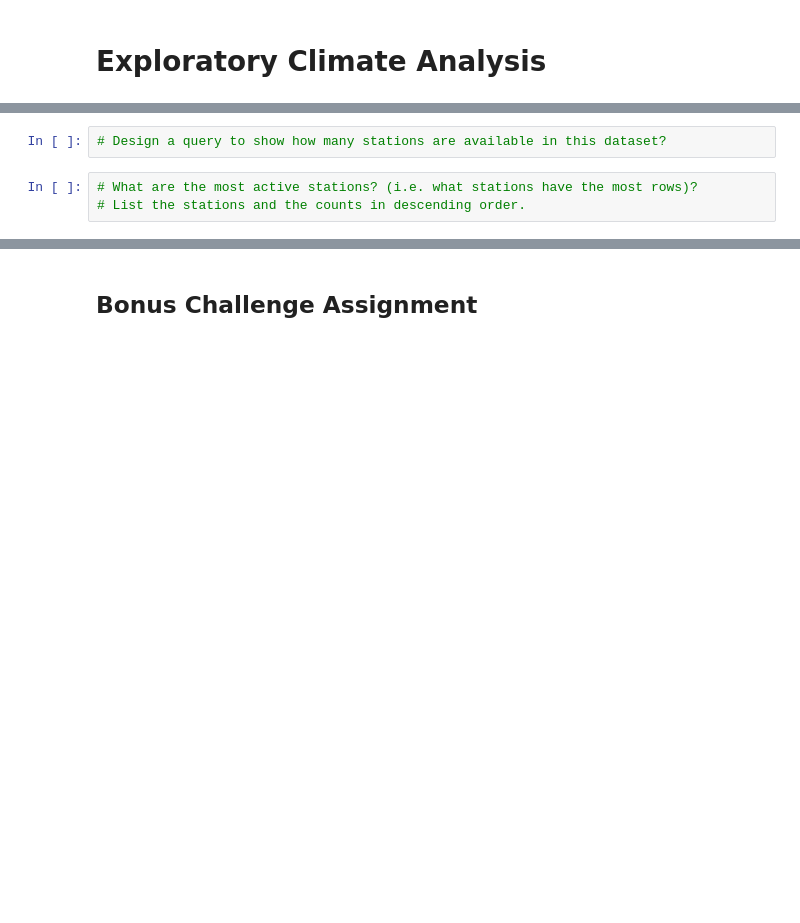
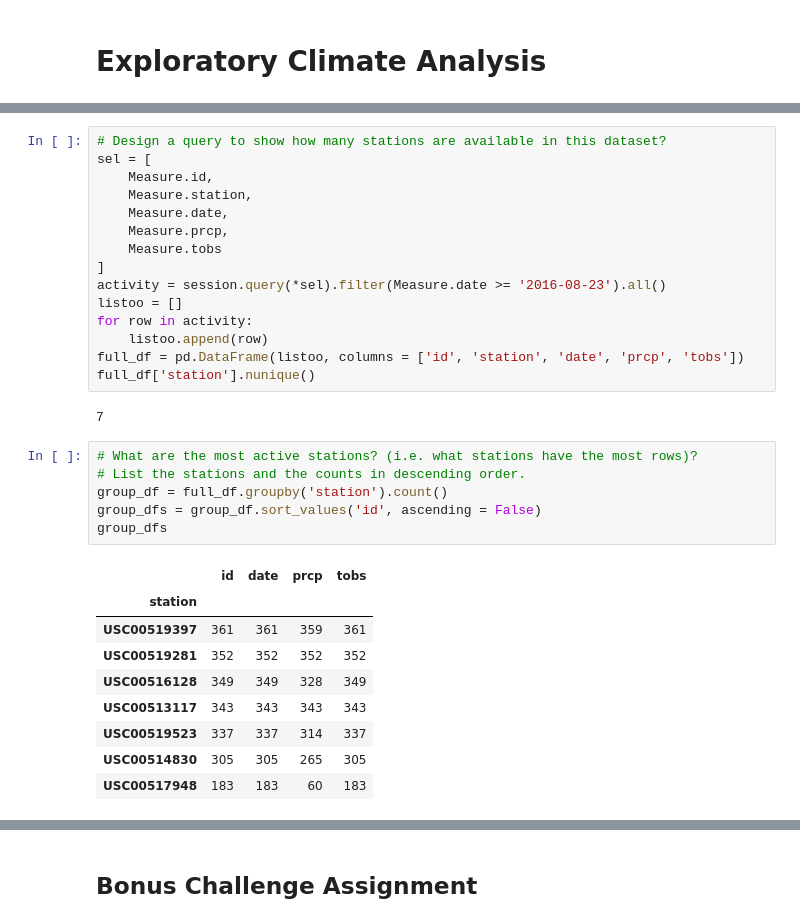
Before and after one commit to Blashford/SQLalchemy-Challenge, a Jupyter notebook: climate_starter.ipynb, the cells around one changed output, grey strips where cells are left out. Cells and saved outputs as stored; diff of their text form; blank space fills up the shorter version.

```diff
--- a/climate_starter.ipynb
+++ b/climate_starter.ipynb
@@ -100,8 +98,36 @@ measure_df
-# %%
-# Design a query to show how many stations are available in this dataset?
+# %%
+# Design a query to show how many stations are available in this dataset?
+sel = [
+    Measure.id,
+    Measure.station,
+    Measure.date,
+    Measure.prcp,
+    Measure.tobs
+]
+activity = session.query(*sel).filter(Measure.date >= '2016-08-23').all()
+listoo = []
+for row in activity:
+    listoo.append(row)
+full_df = pd.DataFrame(listoo, columns = ['id', 'station', 'date', 'prcp', 'tobs'])
+full_df['station'].nunique()
+# %% [output]
+7
 # %%
 # What are the most active stations? (i.e. what stations have the most rows)?
 # List the stations and the counts in descending order.
+group_df = full_df.groupby('station').count()
+group_dfs = group_df.sort_values('id', ascending = False)
+group_dfs
+# %% [output]
+|  | id | date | prcp | tobs |
+| station |  |  |  |  |
+| USC00519397 | 361 | 361 | 359 | 361 |
+| USC00519281 | 352 | 352 | 352 | 352 |
+| USC00516128 | 349 | 349 | 328 | 349 |
+| USC00513117 | 343 | 343 | 343 | 343 |
+| USC00519523 | 337 | 337 | 314 | 337 |
+| USC00514830 | 305 | 305 | 265 | 305 |
+| USC00517948 | 183 | 183 | 60 | 183 |
 # %%
 # Using the station id from the previous query, calculate the lowest temperature recorded,
 # highest temperature recorded, and average temperature of the most active station?
```
Also changed, not shown: parts of 4 cells of this notebook.
